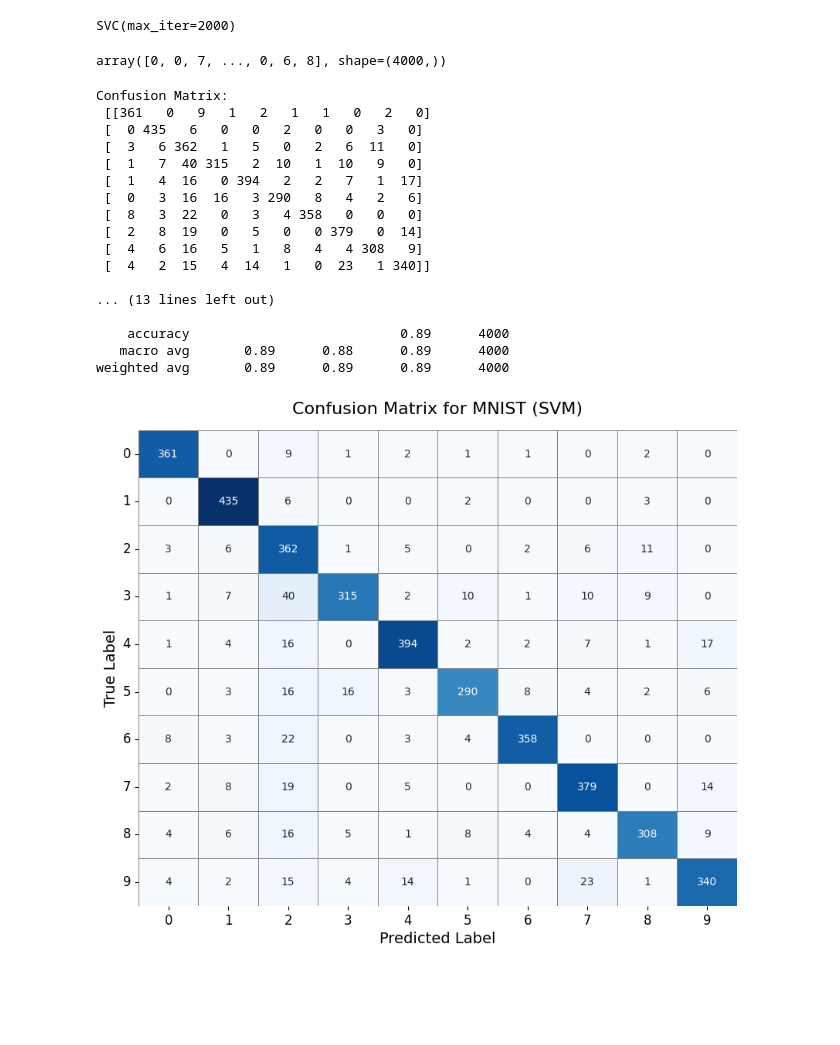
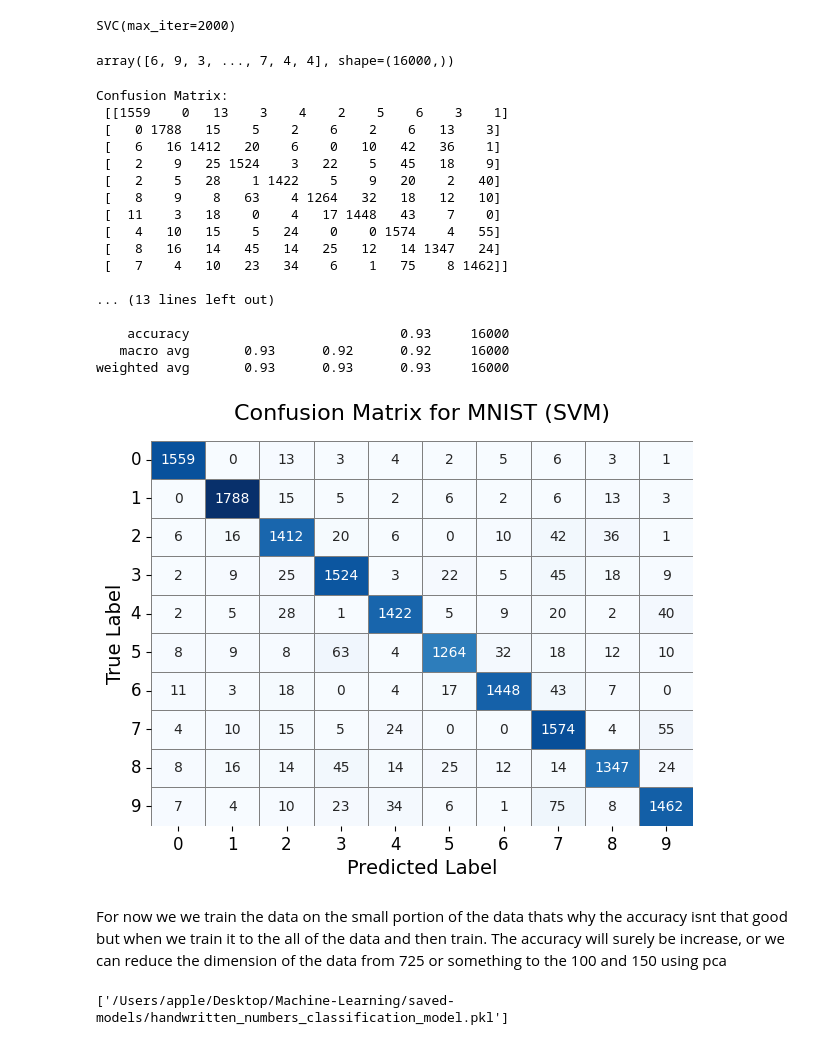
Before and after one commit to Rana-Ahmad-Hassan/Machine_Learning, a Jupyter notebook: 3_SVM/assignment.ipynb, the cells around one changed output. Cells and saved outputs as stored; diff of their text form; code cells hidden in the pictures; blank space fills up the shorter version.

```diff
--- a/3_SVM/assignment.ipynb
+++ b/3_SVM/assignment.ipynb
@@ -9,8 +9,7 @@ from sklearn.model_selection import train_test_split
 from sklearn.decomposition import PCA
 # %%
 # Load train & test
-train = pd.read_csv("mnist_train.csv")
-test = pd.read_csv("mnist_test.csv")
+train = pd.read_csv("/Users/apple/Desktop/Machine-Learning/csv's/mnist_train.csv")
 train.head()
 # %% [output]
 |  | label | 1x1 | 1x2 | 1x3 | 1x4 | 1x5 | 1x6 | 1x7 | 1x8 | 1x9 | ... | ... |
@@ -64,8 +63,8 @@ scaler = StandardScaler()
 X_scaled = scaler.fit_transform(X)
 
 # Step 2: Use a smaller subset first (for faster training)
-X_small = X_scaled[:5000]
-y_small = y[:5000] #we did this because the data is way more huge and the compute power of our laptop is not that much even though its a map for this we need GPU's we dont have that. Thats why we get the chuck of the data
+X_small = X_scaled[:20000]
+y_small = y[:20000] #we did this because the data is way more huge and the compute power of our laptop is not that much even though its a map for this we need GPU's we dont have that. Thats why we get the chuck of the data
 train_X, test_X, train_Y, test_Y = train_test_split(X_small, y_small,train_size=0.20, random_state=42)
 # %%
 model = SVC(max_iter=2000)
@@ -76,43 +75,52 @@ SVC(max_iter=2000)
 y_pred = model.predict(test_X)
 y_pred
 # %% [output]
-array([0, 0, 7, ..., 0, 6, 8], shape=(4000,))
+array([6, 9, 3, ..., 7, 4, 4], shape=(16000,))
 # %%
 # 📊 Evaluate performance
 print("\nConfusion Matrix:\n", confusion_matrix(test_Y, y_pred))
 print("\nClassification Report:\n", classification_report(test_Y, y_pred))
 # %% [output]
 Confusion Matrix:
- [[361   0   9   1   2   1   1   0   2   0]
- [  0 435   6   0   0   2   0   0   3   0]
- [  3   6 362   1   5   0   2   6  11   0]
- [  1   7  40 315   2  10   1  10   9   0]
- [  1   4  16   0 394   2   2   7   1  17]
- [  0   3  16  16   3 290   8   4   2   6]
- [  8   3  22   0   3   4 358   0   0   0]
- [  2   8  19   0   5   0   0 379   0  14]
- [  4   6  16   5   1   8   4   4 308   9]
- [  4   2  15   4  14   1   0  23   1 340]]
+ [[1559    0   13    3    4    2    5    6    3    1]
+ [   0 1788   15    5    2    6    2    6   13    3]
+ [   6   16 1412   20    6    0   10   42   36    1]
+ [   2    9   25 1524    3   22    5   45   18    9]
+ [   2    5   28    1 1422    5    9   20    2   40]
+ [   8    9    8   63    4 1264   32   18   12   10]
+ [  11    3   18    0    4   17 1448   43    7    0]
+ [   4   10   15    5   24    0    0 1574    4   55]
+ [   8   16   14   45   14   25   12   14 1347   24]
+ [   7    4   10   23   34    6    1   75    8 1462]]
 
 ... (13 lines left out)
 
-    accuracy                           0.89      4000
-   macro avg       0.89      0.88      0.89      4000
-weighted avg       0.89      0.89      0.89      4000
+    accuracy                           0.93     16000
+   macro avg       0.93      0.92      0.92     16000
+weighted avg       0.93      0.93      0.93     16000
 # %%
 cm = confusion_matrix(test_Y, y_pred)
 
-plt.figure(figsize=(10, 8))
+plt.figure(figsize=(7, 5))
 sns.heatmap(cm, annot=True, fmt="d", cmap="Blues", cbar=False,
             xticklabels=range(10), yticklabels=range(10),
             linewidths=0.5, linecolor='gray')
 
 plt.title("Confusion Matrix for MNIST (SVM)", fontsize=16, pad=15)
 plt.xlabel("Predicted Label", fontsize=14)
 plt.ylabel("True Label", fontsize=14)
 plt.xticks(fontsize=12)
 plt.yticks(fontsize=12, rotation=0)
 
 plt.show()
 # %% [output]
-[figure, old version]
+[figure, new version]
+# %% [markdown]
+For now we we train the data on the small portion of the data thats why the accuracy isnt that good but when we train it to the all of the data and then train. The accuracy will surely be increase, or we can reduce the dimension of the data from 725 or something to the 100 and 150 using pca
+# %%
+#Now lets save this model
+import joblib
+
+joblib.dump(model, "/Users/apple/Desktop/Machine-Learning/saved-models/handwritten_numbers_classification_model.pkl")
+# %% [output]
+['/Users/apple/Desktop/Machine-Learning/saved-models/handwritten_numbers_classification_model.pkl']
```
Also changed, not shown: 3 other files.
